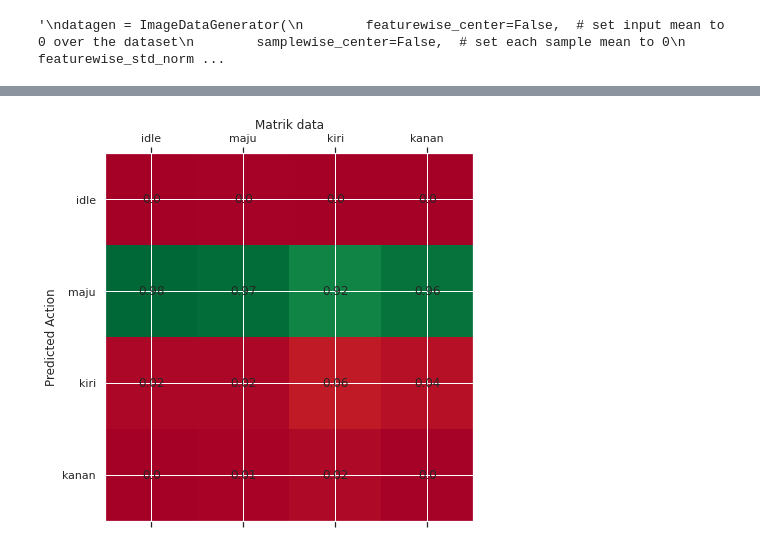
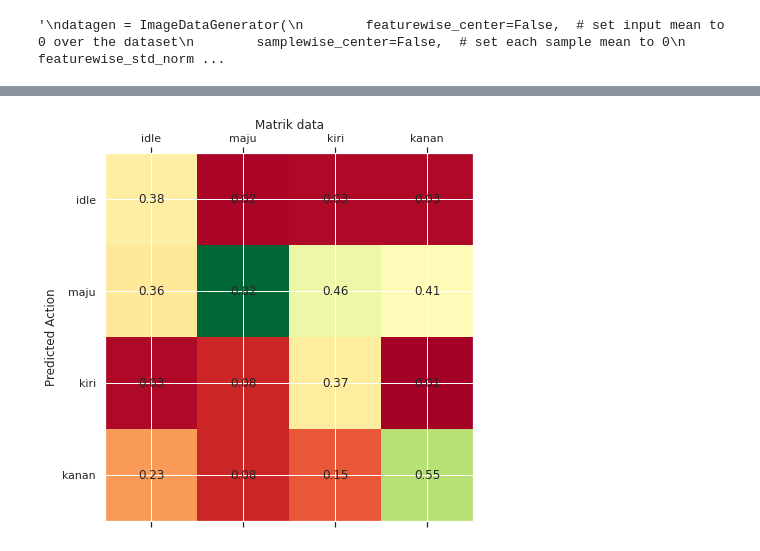
Before and after one commit to wedexyz/eeg-, a Jupyter notebook: SBJEK2CNN+ReduceLe+CrossVall+ROc.ipynb, the cells around one changed output, grey strips where cells are left out. Cells and saved outputs as stored; diff of their text form; code cells hidden in the pictures.

```diff
--- a/SBJEK2CNN+ReduceLe+CrossVall+ROc.ipynb
+++ b/SBJEK2CNN+ReduceLe+CrossVall+ROc.ipynb
@@ -157,7 +157,7 @@ ACTIONS = ["kiri", "maju","idle","kanan"]
 reshape = (-1,16, 60,1)
 #reshape(-1,28,28,1)
 # %%
-def create_data(starting_dir="=/content/drive/MyDrive/Colab Notebooks/rizky_subjek2"):
+def create_data(starting_dir="/content/drive/MyDrive/Colab Notebooks/RISKI/rizky_subjek2"):
     training_data = {}
     for action in ACTIONS:
         if action not in training_data:
@@ -194,7 +194,7 @@ def create_data(starting_dir="=/content/drive/MyDrive/Colab Notebooks/rizky_subj
     return combined_data
 # %%
 print("creating training data")
-traindata = create_data(starting_dir="/content/drive/MyDrive/Colab Notebooks/rizky_subjek2")
+traindata = create_data(starting_dir="/content/drive/MyDrive/Colab Notebooks/RISKI/rizky_subjek2")
 train_X = []
 train_y = []
 for X, y in traindata:
@@ -473,7 +473,7 @@ CLIP_VAL = 8  # if above, what was the value +/-
 
 model = tf.keras.models.load_model(MODEL_NAME)
 
-VALDIR = '/content/drive/MyDrive/Colab Notebooks/tes_data'
+VALDIR = '/content/drive/MyDrive/Colab Notebooks/RISKI/subjek2tes'
 ACTIONS =  ["idle","maju","kiri", "kanan"]
 PRED_BATCH = 32
 
@@ -512,34 +512,34 @@ def get_val_data(valdir, action, batch_size):
 
 def make_conf_mat(none,left,forward, right):
     action_dict = {"idle":none,"maju": forward, "kiri": left, "kanan": right}
     action_conf_mat = pd.DataFrame(action_dict)
     actions = [i for i in action_dict]
 
     fig = plt.figure(figsize=(15, 6))
     ax = fig.add_subplot(111)
     ax.matshow(action_conf_mat, cmap=plt.cm.RdYlGn)
     ax.set_xticklabels([""]+actions)
     ax.set_yticklabels([""]+actions)
 
     for idx, i in enumerate(action_dict):
         for idx2, ii in enumerate(action_dict[i]):
             ax.text(idx, idx2, f"{round(float(action_dict[i][ii]),2)}", va='center', ha='center')
     # Rotate the tick labels and set their alignment.
 
     plt.title("Matrik data")
     plt.ylabel("Predicted Action")
     fig.tight_layout()
     plt.show()
 
 
 
 forward_argmax_dict, forward_raw_pred_dict, forward_argmax_pct_dict = get_val_data(VALDIR, "maju", PRED_BATCH)
 none_argmax_dict, none_raw_pred_dict, none_argmax_pct_dict = get_val_data(VALDIR, "idle", PRED_BATCH)
 left_argmax_dict, left_raw_pred_dict, left_argmax_pct_dict = get_val_data(VALDIR, "kiri", PRED_BATCH)
 right_argmax_dict, right_raw_pred_dict, right_argmax_pct_dict = get_val_data(VALDIR, "kanan", PRED_BATCH)
 make_conf_mat(none_argmax_pct_dict,forward_argmax_pct_dict,left_argmax_pct_dict,  right_argmax_pct_dict)
 # %% [output]
-[figure, old version]
+[figure, new version]
 # %%
 from sklearn.metrics import roc_curve, auc
 #y_score = clf.decision_function(xval)
```
Also changed, not shown: parts of 8 cells of this notebook.
